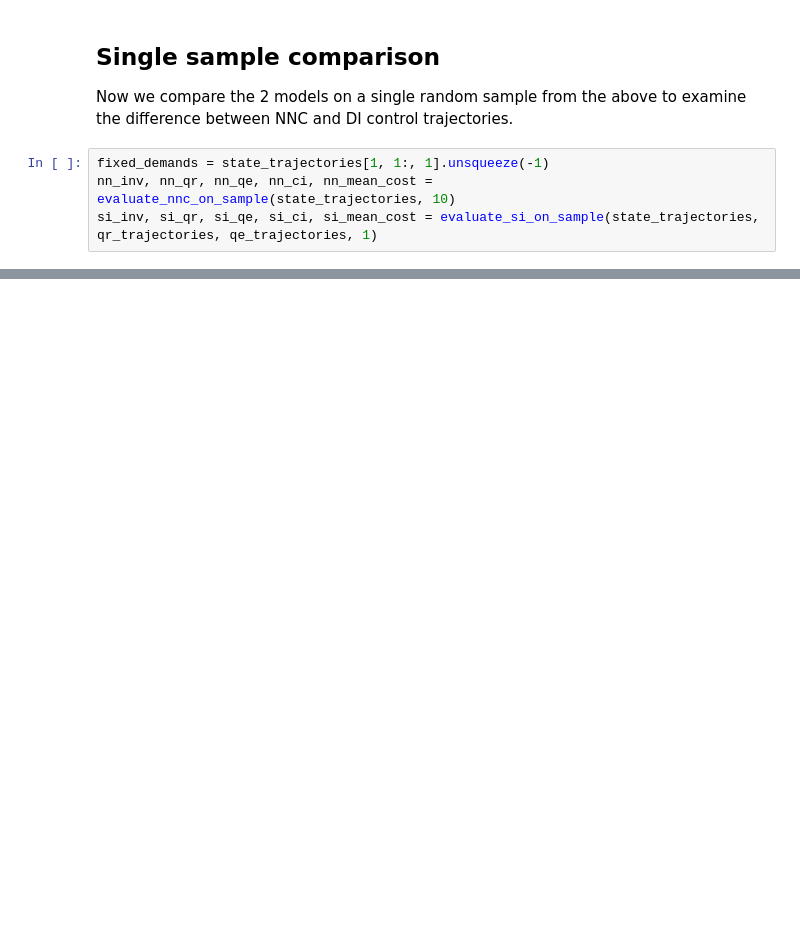
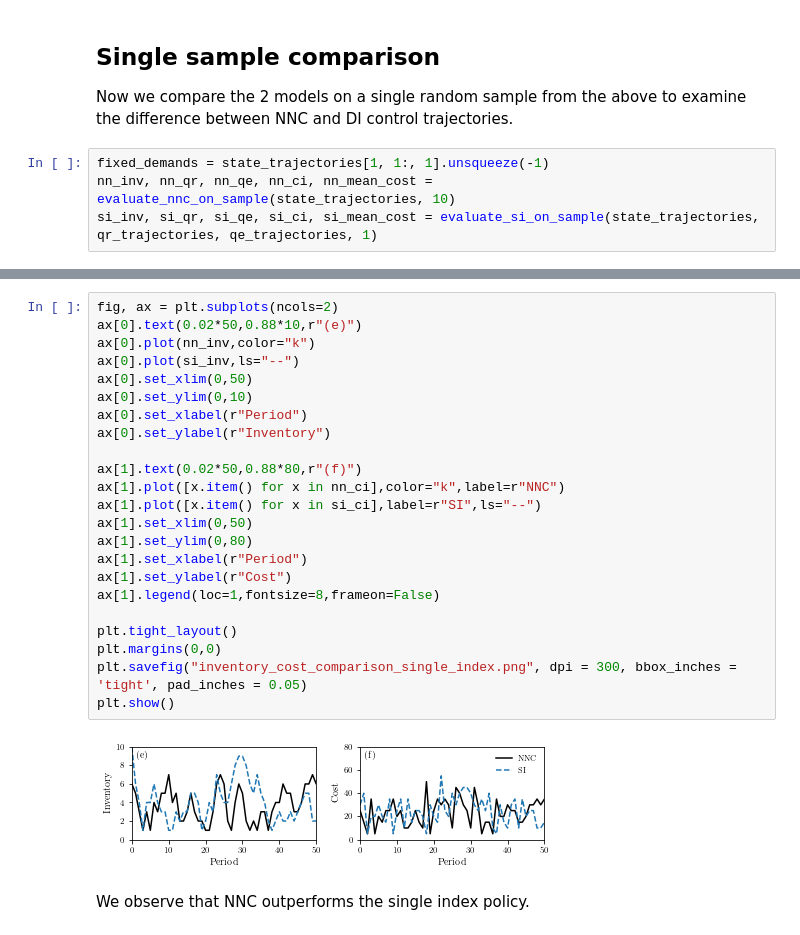
Before and after one commit to kushal-10/inventory-dynamics, a Jupyter notebook: notebooks/imitation_learning_single_index_nnc.ipynb, the cells around one changed output, grey strips where cells are left out. Saved outputs shown, nothing was run; the diff lists cells and outputs as text; blank space fills up the shorter version.

```diff
--- a/notebooks/imitation_learning_single_index_nnc.ipynb
+++ b/notebooks/imitation_learning_single_index_nnc.ipynb
@@ -442,0 +467,27 @@ We observe that both methods have similar control outputs.
+# %%
+fig, ax = plt.subplots(ncols=2)
+ax[0].text(0.02*50,0.88*10,r"(e)")
+ax[0].plot(nn_inv,color="k")
+ax[0].plot(si_inv,ls="--")
+ax[0].set_xlim(0,50)
+ax[0].set_ylim(0,10)
+ax[0].set_xlabel(r"Period")
+ax[0].set_ylabel(r"Inventory")
+
+ax[1].text(0.02*50,0.88*80,r"(f)")
+ax[1].plot([x.item() for x in nn_ci],color="k",label=r"NNC")
+ax[1].plot([x.item() for x in si_ci],label=r"SI",ls="--")
+ax[1].set_xlim(0,50)
+ax[1].set_ylim(0,80)
+ax[1].set_xlabel(r"Period")
+ax[1].set_ylabel(r"Cost")
+ax[1].legend(loc=1,fontsize=8,frameon=False)
+
+plt.tight_layout()
+plt.margins(0,0)
+plt.savefig("inventory_cost_comparison_single_index.png", dpi = 300, bbox_inches = 'tight', pad_inches = 0.05)
+plt.show()
+# %% [output]
+[figure, added]
+# %% [markdown]
+We observe that NNC outperforms the single index policy.
```
Also changed, not shown: parts of 15 cells of this notebook, 11 other files.
